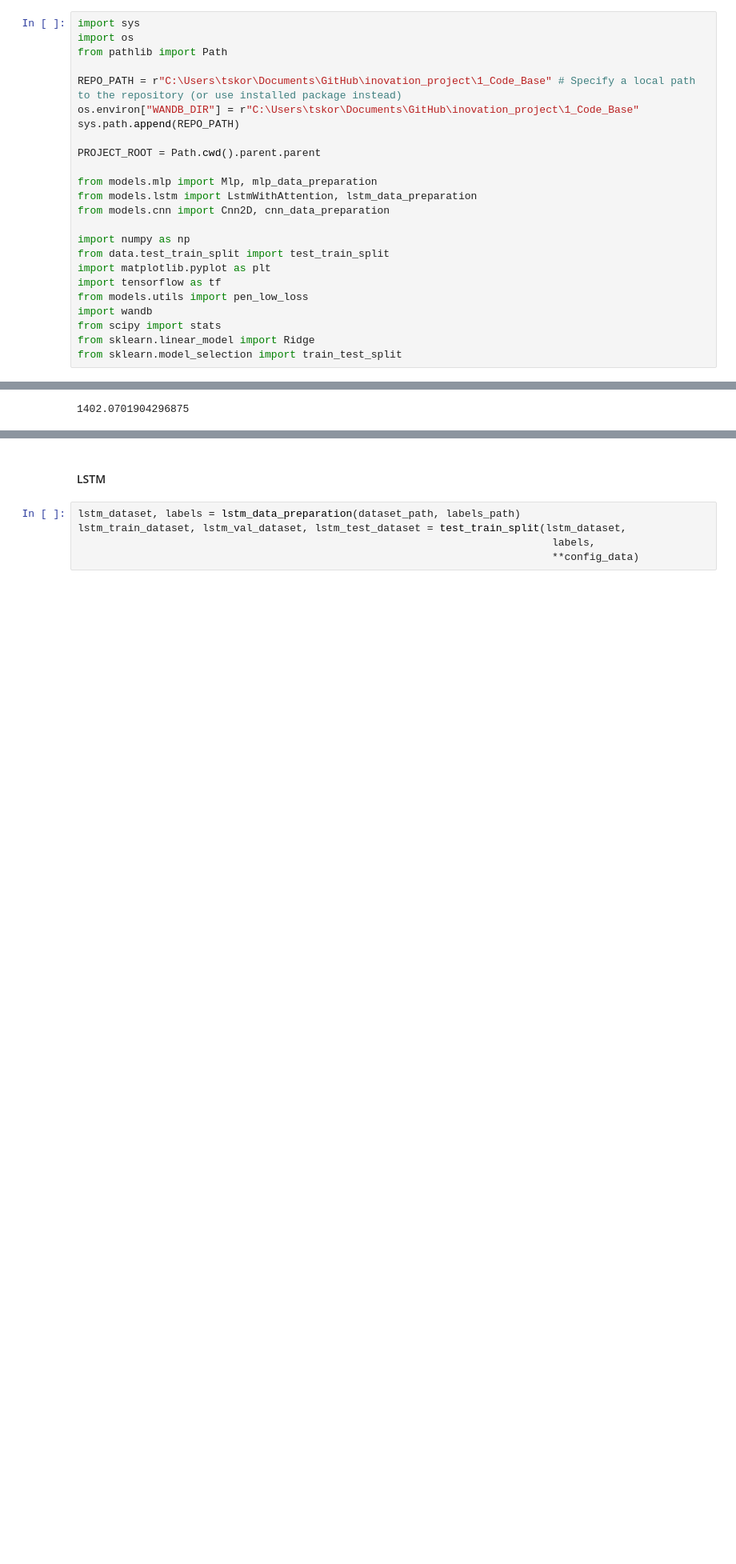
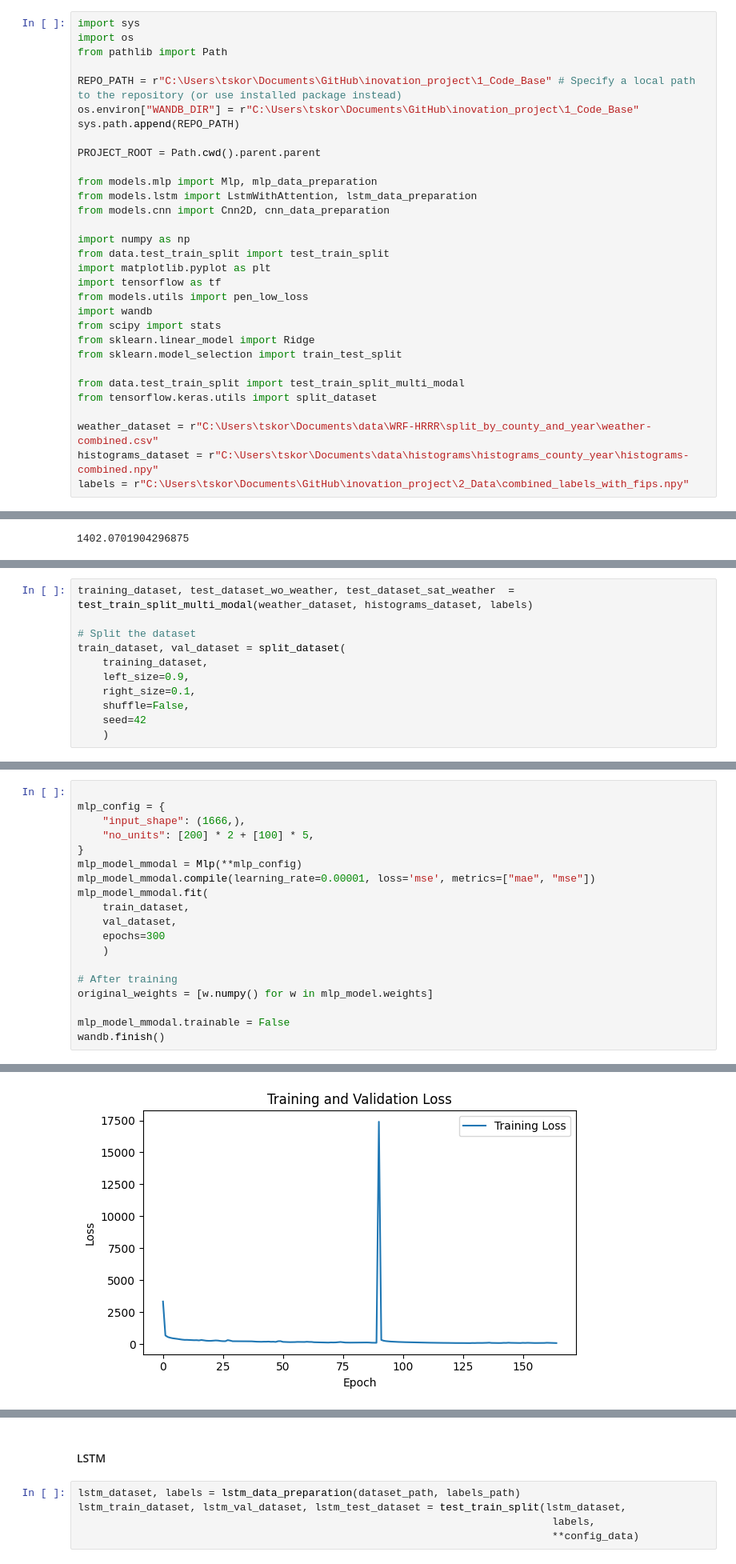
Before and after one commit to tskorkowski/crop_yield_prediction_CAS, a Jupyter notebook: 1_Code_Base/notebooks/training.ipynb, the cells around one changed output, grey strips where cells are left out. Shown at 80% size. Drawn from its saved outputs; the diff is of its cells as text; blank space fills up the shorter version.

Commit message:
weather-data-for-MLP

```diff
--- a/1_Code_Base/notebooks/training.ipynb
+++ b/1_Code_Base/notebooks/training.ipynb
@@ -22,6 +22,13 @@ import wandb
 from scipy import stats
 from sklearn.linear_model import Ridge
 from sklearn.model_selection import train_test_split
+
+from data.test_train_split import test_train_split_multi_modal
+from tensorflow.keras.utils import split_dataset
+
+weather_dataset = r"C:\Users\tskor\Documents\data\WRF-HRRR\split_by_county_and_year\weather-combined.csv"
+histograms_dataset = r"C:\Users\tskor\Documents\data\histograms\histograms_county_year\histograms-combined.npy"
+labels = r"C:\Users\tskor\Documents\GitHub\inovation_project\2_Data\combined_labels_with_fips.npy"
 # %% [markdown]
 #### Data preparation
 # %%
@@ -192,0 +200,11 @@ print(sum(baseline_loss))
+# %%
+training_dataset, test_dataset_wo_weather, test_dataset_sat_weather  = test_train_split_multi_modal(weather_dataset, histograms_dataset, labels)
+
+# Split the dataset
+train_dataset, val_dataset = split_dataset(
+    training_dataset,
+    left_size=0.9,
+    right_size=0.1,
+    shuffle=False,
+    seed=42
+    )
@@ -192,0 +215,20 @@ print(sum(baseline_loss))
+# %%
+
+mlp_config = {
+    "input_shape": (1666,),
+    "no_units": [200] * 2 + [100] * 5,
+}
+mlp_model_mmodal = Mlp(**mlp_config)
+mlp_model_mmodal.compile(learning_rate=0.00001, loss='mse', metrics=["mae", "mse"])
+mlp_model_mmodal.fit(
+    train_dataset,
+    val_dataset,
+    epochs=300
+    )
+
+# After training
+original_weights = [w.numpy() for w in mlp_model.weights]
+
+mlp_model_mmodal.trainable = False
+wandb.finish()
+# %% [output]
@@ -192,0 +257 @@ print(sum(baseline_loss))
+[figure, added]
```
Also changed, not shown: parts of 12 cells of this notebook, 25 other files.
